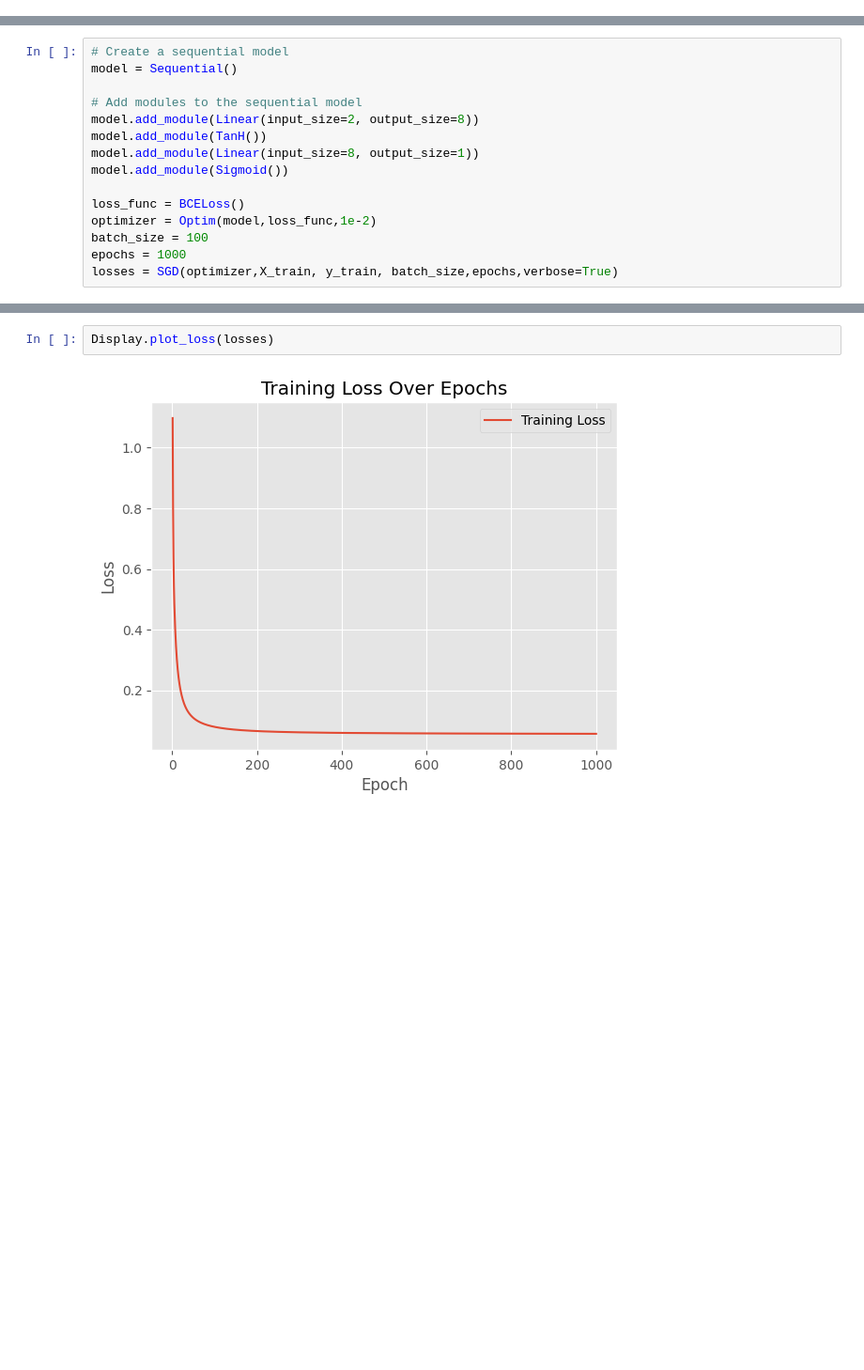
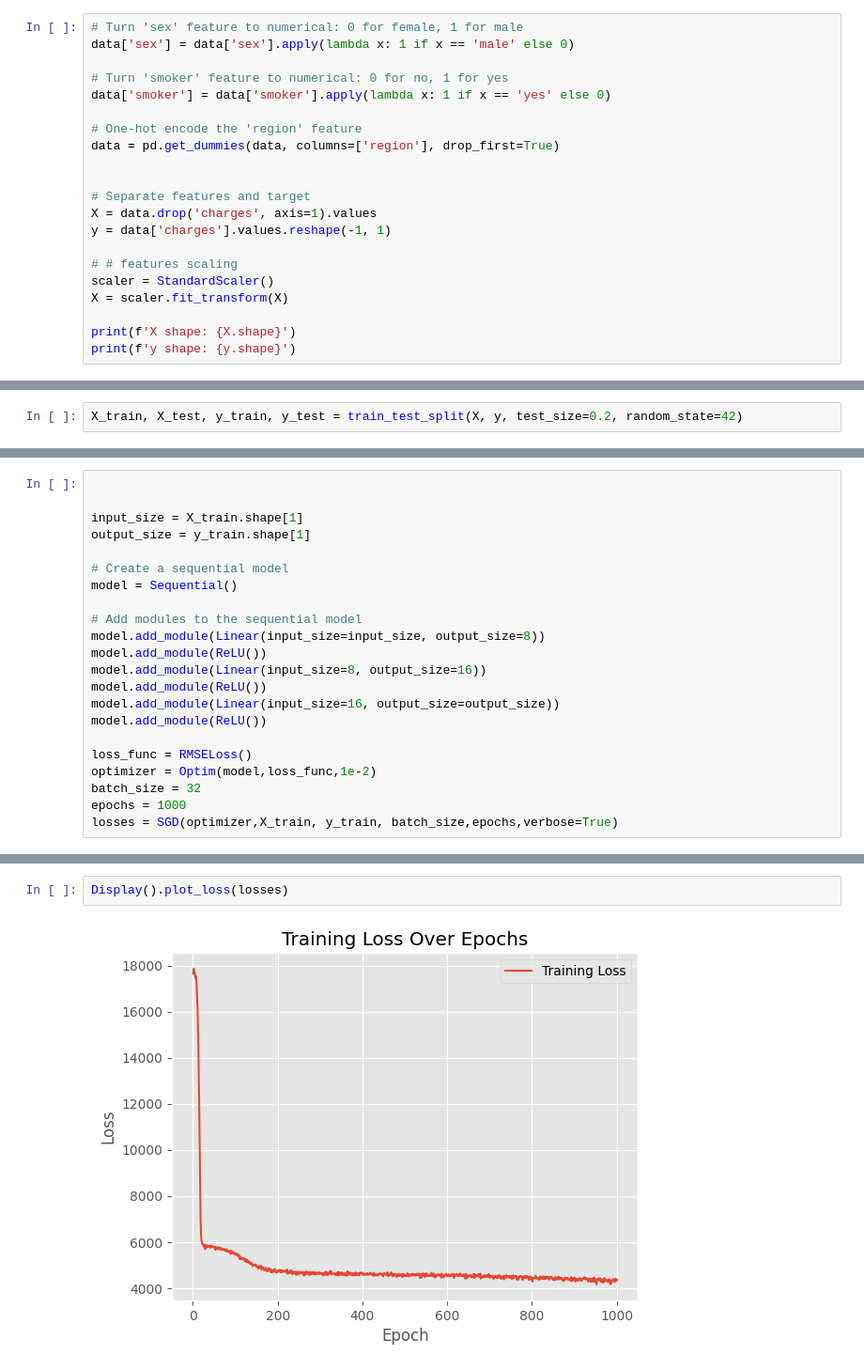
Before and after one commit to Tikai7/Pylamp, a Jupyter notebook: src/NonLinearExperiment.ipynb, the cells around one changed output, grey strips where cells are left out. Shown: that part at 94% size. Drawn from its saved outputs; the diff is of its cells as text; blank space fills up the shorter version.

Commit message:
upated linear, non linear and multiclass classif experiments, added datasets

```diff
--- a/src/NonLinearExperiment.ipynb
+++ b/src/NonLinearExperiment.ipynb
@@ -21,0 +36,21 @@ dg.plot_2D_data(X_train, y_train)
+# %%
+# Turn 'sex' feature to numerical: 0 for female, 1 for male
+data['sex'] = data['sex'].apply(lambda x: 1 if x == 'male' else 0)
+
+# Turn 'smoker' feature to numerical: 0 for no, 1 for yes
+data['smoker'] = data['smoker'].apply(lambda x: 1 if x == 'yes' else 0)
+
+# One-hot encode the 'region' feature
+data = pd.get_dummies(data, columns=['region'], drop_first=True)
+
+
+# Separate features and target
+X = data.drop('charges', axis=1).values
+y = data['charges'].values.reshape(-1, 1)
+
+# # features scaling
+scaler = StandardScaler()
+X = scaler.fit_transform(X)
+
+print(f'X shape: {X.shape}')
+print(f'y shape: {y.shape}')
@@ -21,0 +62,2 @@ dg.plot_2D_data(X_train, y_train)
+# %%
+X_train, X_test, y_train, y_test = train_test_split(X, y, test_size=0.2, random_state=42)
@@ -22,16 +66,23 @@ dg.plot_2D_data(X_train, y_train)
 # %%
+
+
+input_size = X_train.shape[1]
+output_size = y_train.shape[1]
+
 # Create a sequential model
 model = Sequential()
 
 # Add modules to the sequential model
-model.add_module(Linear(input_size=2, output_size=8))
-model.add_module(TanH())
-model.add_module(Linear(input_size=8, output_size=1))
-model.add_module(Sigmoid())
+model.add_module(Linear(input_size=input_size, output_size=8))
+model.add_module(ReLU())
+model.add_module(Linear(input_size=8, output_size=16))
+model.add_module(ReLU())
+model.add_module(Linear(input_size=16, output_size=output_size))
+model.add_module(ReLU())
 
-loss_func = BCELoss()
+loss_func = RMSELoss()
 optimizer = Optim(model,loss_func,1e-2)
-batch_size = 100
+batch_size = 32
 epochs = 1000
 losses = SGD(optimizer,X_train, y_train, batch_size,epochs,verbose=True)
 # %% [output]
@@ -48,5 +99,5 @@ Epoch 901/1000, Average Loss: 0.05723317599973323
 Training finished.
 # %%
-Display.plot_loss(losses)
+Display().plot_loss(losses)
 # %% [output]
-[figure, old version]
+[figure, new version]
```
Also changed, not shown: parts of 15 cells of this notebook, 6 other files.
